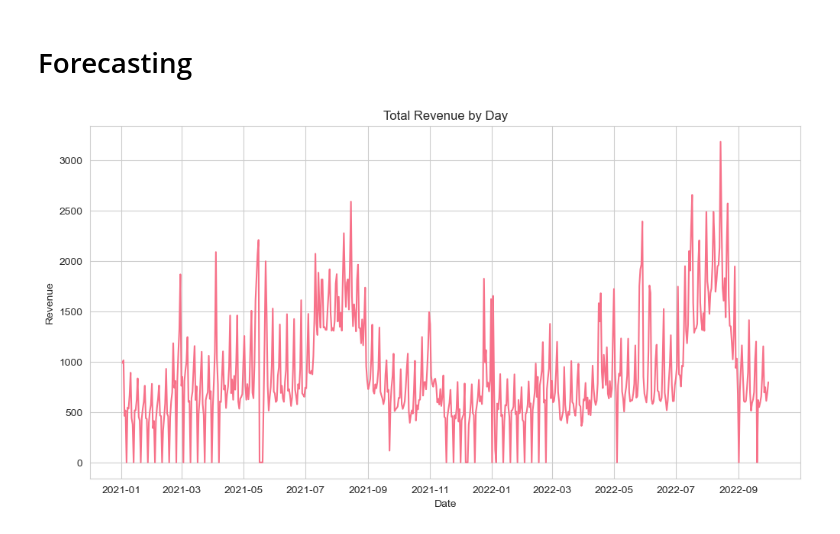
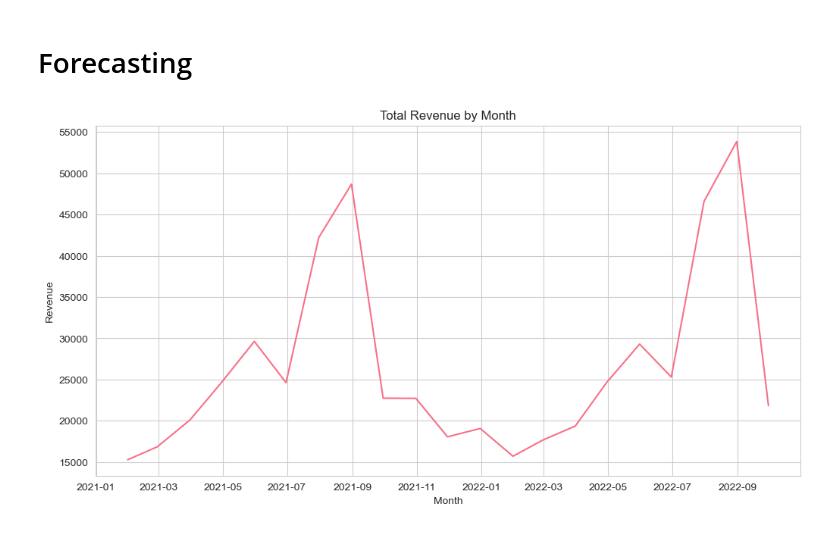
Before and after one commit to YannSko/Portfollio, a Jupyter notebook: EDA/BestBook/Bakery_sales.ipynb, the cells around one changed output. Saved outputs shown, nothing was run; the diff lists cells and outputs as text; code cells hidden in the pictures.

```diff
--- a/EDA/BestBook/Bakery_sales.ipynb
+++ b/EDA/BestBook/Bakery_sales.ipynb
@@ -131,27 +131,27 @@ df.tail()
 # %%
 df_copy = df.copy()
 
-# Convert the "datetime" column to a datetime object
+
 df_copy["datetime"] = pd.to_datetime(df_copy["datetime"])
 
-# Set the "datetime" column as the index
+
 df_copy = df_copy.set_index("datetime")
 
-# Group the DataFrame by day and sum the revenue
-daily_revenue = df_copy["revenue"].resample("D").sum()
 
-# Plot the daily revenue as a line chart
+monthly_revenue = df_copy["revenue"].resample("M").sum()
+
+
 sns.set_style("whitegrid")
 sns.set_palette("husl")
 fig, ax = plt.subplots(figsize=(12, 6))
-sns.lineplot(x=daily_revenue.index, y=daily_revenue.values, ax=ax)
+sns.lineplot(x=monthly_revenue.index, y=monthly_revenue.values, ax=ax)
 
-# Set the x-axis label, y-axis label, and title
-ax.set_xlabel("Date")
+
+ax.set_xlabel("Month")
 ax.set_ylabel("Revenue")
-ax.set_title("Total Revenue by Day")
+ax.set_title("Total Revenue by Month")
 
-# Show the plot
+
 plt.show()
 # %% [output]
-[figure, old version]
+[figure, new version]
```
Also changed, not shown: parts of 1 cell of this notebook.
